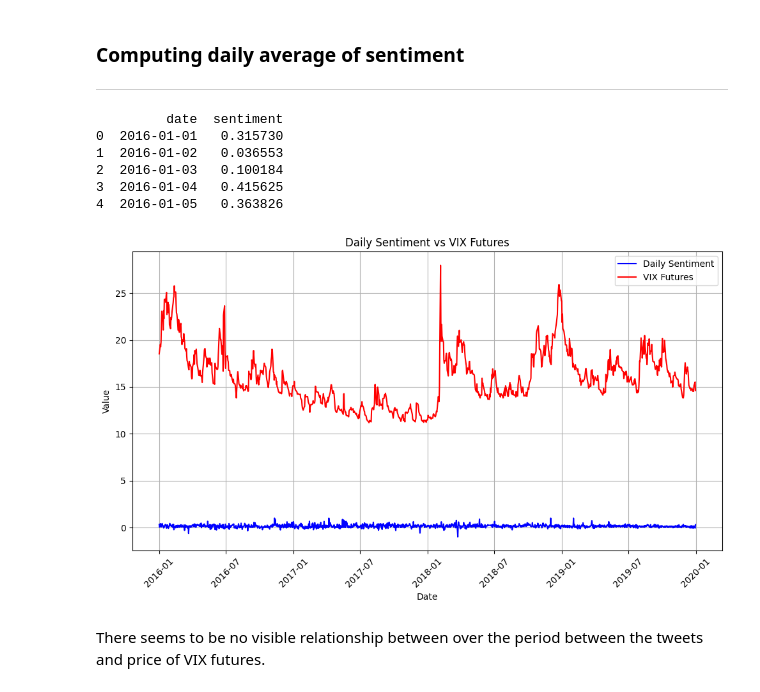
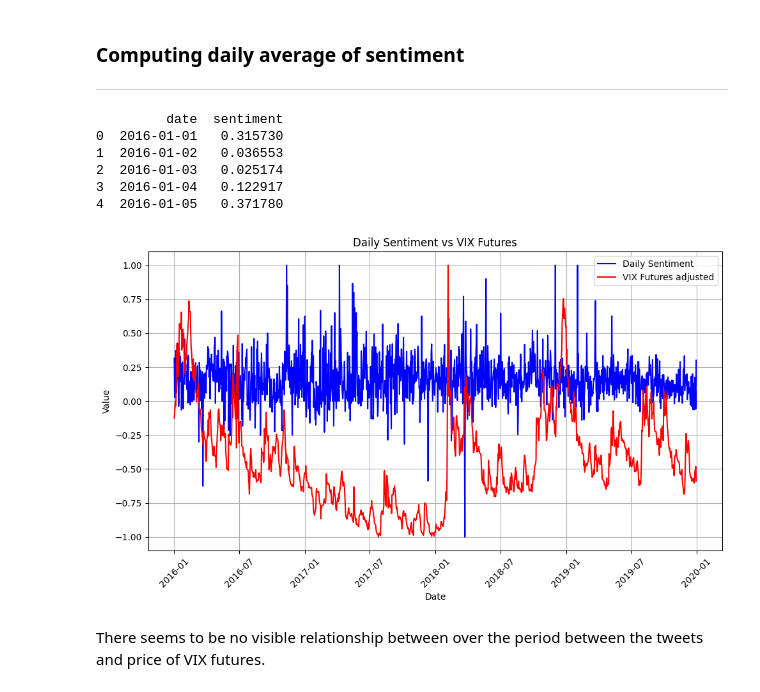
Before and after one commit to ssagun/SentAnalysisVIX, a Jupyter notebook: SentimentAnalysis.ipynb, the cells around one changed output. Drawn from its saved outputs; the diff is of its cells as text; code cells hidden in the pictures.

```diff
--- a/SentimentAnalysis.ipynb
+++ b/SentimentAnalysis.ipynb
@@ -13,7 +13,7 @@ def calculate_sentiment(text):
     analysis = TextBlob(text)
     return analysis.sentiment.polarity
 
-data = pd.read_csv('trump_tweets.xlsx')
+data = pd.read_excel('trump_tweets.xlsx')
 
 # Convert 'created_at' to datetime
 data['created_at'] = pd.to_datetime(data['created_at'], format='%m-%d-%Y %H:%M:%S')
@@ -81,9 +80,9 @@ vix = pd.read_excel('VIX_futures_2016_2019.xlsx')
          date  sentiment
 0  2016-01-01   0.315730
 1  2016-01-02   0.036553
-2  2016-01-03   0.100184
-3  2016-01-04   0.415625
-4  2016-01-05   0.363826
+2  2016-01-03   0.025174
+3  2016-01-04   0.122917
+4  2016-01-05   0.371780
 # %%
 import matplotlib.pyplot as plt
 
@@ -91,41 +90,42 @@ vix_data = pd.read_excel('VIX_futures_2016_2019.xlsx')
 
 vix_data['date'] = vix_data['Code']
 
 # Convert date column to datetime
 vix_data['date'] = pd.to_datetime(vix_data['date'])
 vix_data['Code'] = pd.to_datetime(vix_data['Code'])
 
 # Set date column as index
 vix_data.set_index('date', inplace=True)
 
 # Plotting
 plt.figure(figsize=(10, 6))
 
 # Plot daily sentiment
 plt.plot(daily_average_sentiment['date'], daily_average_sentiment['sentiment'], color='blue', label='Daily Sentiment')
 
+# # Plot VIX futures values
+# plt.plot(vix_data.index, vix_data['Sett_price'], color='red', label='VIX Futures')
+
+#VIX futures adjusted so at max price of VIX, it is 1 and -1 at its minimum price
+vix_data_adj = vix_data.copy()
+vix_data_adj['Sett_price'] = (vix_data['Sett_price'] - vix_data['Sett_price'].min()) / (vix_data['Sett_price'].max() - vix_data['Sett_price'].min()) * 2 - 1
+
 # Plot VIX futures values
-plt.plot(vix_data.index, vix_data['Sett_price'], color='red', label='VIX Futures')
-
-# #VIX futures adjusted so at max price of VIX, it is 1 and -1 at its minimum price
-# vix_data['Sett_price'] = (vix_data['Sett_price'] - vix_data['Sett_price'].min()) / (vix_data['Sett_price'].max() - vix_data['Sett_price'].min()) * 2 - 1
-
-# # Plot VIX futures values
-# plt.plot(vix_data.index, vix_data['Sett_price'], color='red', label='VIX Futures adjusted')
+plt.plot(vix_data_adj.index, vix_data_adj['Sett_price'], color='red', label='VIX Futures adjusted')
 
 # Formatting
 plt.title('Daily Sentiment vs VIX Futures')
 plt.xlabel('Date')
 plt.ylabel('Value')
 plt.legend()
 plt.xticks(rotation=45)
 plt.grid(True)
 
 # Show plot
 plt.tight_layout()
 plt.show()
 # %% [output]
-[figure, old version]
+[figure, new version]
 # %% [markdown]
 There seems to be no visible relationship between over the period between the tweets and price of VIX futures.
 # %% [markdown]
```
Also changed, not shown: parts of 7 cells of this notebook.
